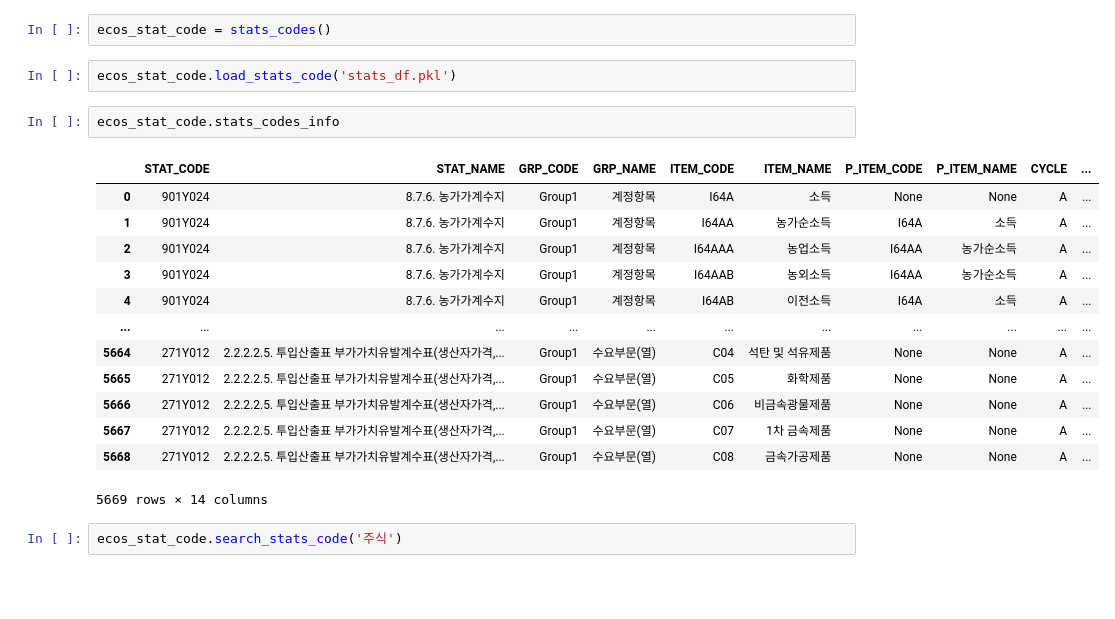
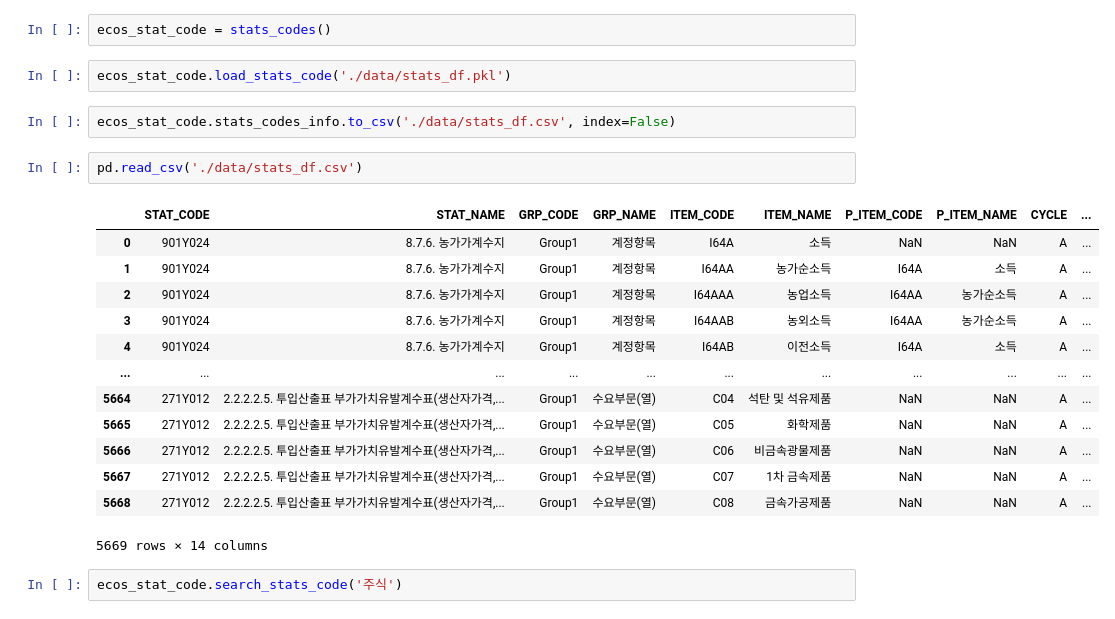
Before and after one commit to jmlee8939/ecos_api_loader, a Jupyter notebook: api_package_test.ipynb, the cells around one changed output. Cells and saved outputs as stored; diff of their text form; blank space fills up the shorter version.

Commit message:
update stats_df

```diff
--- a/api_package_test.ipynb
+++ b/api_package_test.ipynb
@@ -119,23 +119,25 @@ class stats_codes:
 # %%
 ecos_stat_code = stats_codes()
 # %%
-ecos_stat_code.load_stats_code('stats_df.pkl')
+ecos_stat_code.load_stats_code('./data/stats_df.pkl')
-# %%
-ecos_stat_code.stats_codes_info
-# %% [output]
-|  | STAT_CODE | STAT_NAME | GRP_CODE | GRP_NAME | ITEM_CODE | ITEM_NAME | P_ITEM_CODE | P_ITEM_NAME | CYCLE | ... |
-| 0 | 901Y024 | 8.7.6. 농가가계수지 | Group1 | 계정항목 | I64A | 소득 | None | None | A | ... |
-| 1 | 901Y024 | 8.7.6. 농가가계수지 | Group1 | 계정항목 | I64AA | 농가순소득 | I64A | 소득 | A | ... |
-| 2 | 901Y024 | 8.7.6. 농가가계수지 | Group1 | 계정항목 | I64AAA | 농업소득 | I64AA | 농가순소득 | A | ... |
-| 3 | 901Y024 | 8.7.6. 농가가계수지 | Group1 | 계정항목 | I64AAB | 농외소득 | I64AA | 농가순소득 | A | ... |
-| 4 | 901Y024 | 8.7.6. 농가가계수지 | Group1 | 계정항목 | I64AB | 이전소득 | I64A | 소득 | A | ... |
-| ... | ... | ... | ... | ... | ... | ... | ... | ... | ... | ... |
-| 5664 | 271Y012 | 2.2.2.2.5. 투입산출표 부가가치유발계수표(생산자가격,... | Group1 | 수요부문(열) | C04 | 석탄 및 석유제품 | None | None | A | ... |
-| 5665 | 271Y012 | 2.2.2.2.5. 투입산출표 부가가치유발계수표(생산자가격,... | Group1 | 수요부문(열) | C05 | 화학제품 | None | None | A | ... |
-| 5666 | 271Y012 | 2.2.2.2.5. 투입산출표 부가가치유발계수표(생산자가격,... | Group1 | 수요부문(열) | C06 | 비금속광물제품 | None | None | A | ... |
-| 5667 | 271Y012 | 2.2.2.2.5. 투입산출표 부가가치유발계수표(생산자가격,... | Group1 | 수요부문(열) | C07 | 1차 금속제품 | None | None | A | ... |
-| 5668 | 271Y012 | 2.2.2.2.5. 투입산출표 부가가치유발계수표(생산자가격,... | Group1 | 수요부문(열) | C08 | 금속가공제품 | None | None | A | ... |
-5669 rows × 14 columns
+# %%
+ecos_stat_code.stats_codes_info.to_csv('./data/stats_df.csv', index=False)
+# %%
+pd.read_csv('./data/stats_df.csv')
+# %% [output]
+|  | STAT_CODE | STAT_NAME | GRP_CODE | GRP_NAME | ITEM_CODE | ITEM_NAME | P_ITEM_CODE | P_ITEM_NAME | CYCLE | ... |
+| 0 | 901Y024 | 8.7.6. 농가가계수지 | Group1 | 계정항목 | I64A | 소득 | NaN | NaN | A | ... |
+| 1 | 901Y024 | 8.7.6. 농가가계수지 | Group1 | 계정항목 | I64AA | 농가순소득 | I64A | 소득 | A | ... |
+| 2 | 901Y024 | 8.7.6. 농가가계수지 | Group1 | 계정항목 | I64AAA | 농업소득 | I64AA | 농가순소득 | A | ... |
+| 3 | 901Y024 | 8.7.6. 농가가계수지 | Group1 | 계정항목 | I64AAB | 농외소득 | I64AA | 농가순소득 | A | ... |
+| 4 | 901Y024 | 8.7.6. 농가가계수지 | Group1 | 계정항목 | I64AB | 이전소득 | I64A | 소득 | A | ... |
+| ... | ... | ... | ... | ... | ... | ... | ... | ... | ... | ... |
+| 5664 | 271Y012 | 2.2.2.2.5. 투입산출표 부가가치유발계수표(생산자가격,... | Group1 | 수요부문(열) | C04 | 석탄 및 석유제품 | NaN | NaN | A | ... |
+| 5665 | 271Y012 | 2.2.2.2.5. 투입산출표 부가가치유발계수표(생산자가격,... | Group1 | 수요부문(열) | C05 | 화학제품 | NaN | NaN | A | ... |
+| 5666 | 271Y012 | 2.2.2.2.5. 투입산출표 부가가치유발계수표(생산자가격,... | Group1 | 수요부문(열) | C06 | 비금속광물제품 | NaN | NaN | A | ... |
+| 5667 | 271Y012 | 2.2.2.2.5. 투입산출표 부가가치유발계수표(생산자가격,... | Group1 | 수요부문(열) | C07 | 1차 금속제품 | NaN | NaN | A | ... |
+| 5668 | 271Y012 | 2.2.2.2.5. 투입산출표 부가가치유발계수표(생산자가격,... | Group1 | 수요부문(열) | C08 | 금속가공제품 | NaN | NaN | A | ... |
+5669 rows × 14 columns
 # %%
 ecos_stat_code.search_stats_code('주식')
 # %% [output]
```
Also changed, not shown: parts of 4 cells of this notebook, 5 other files.
